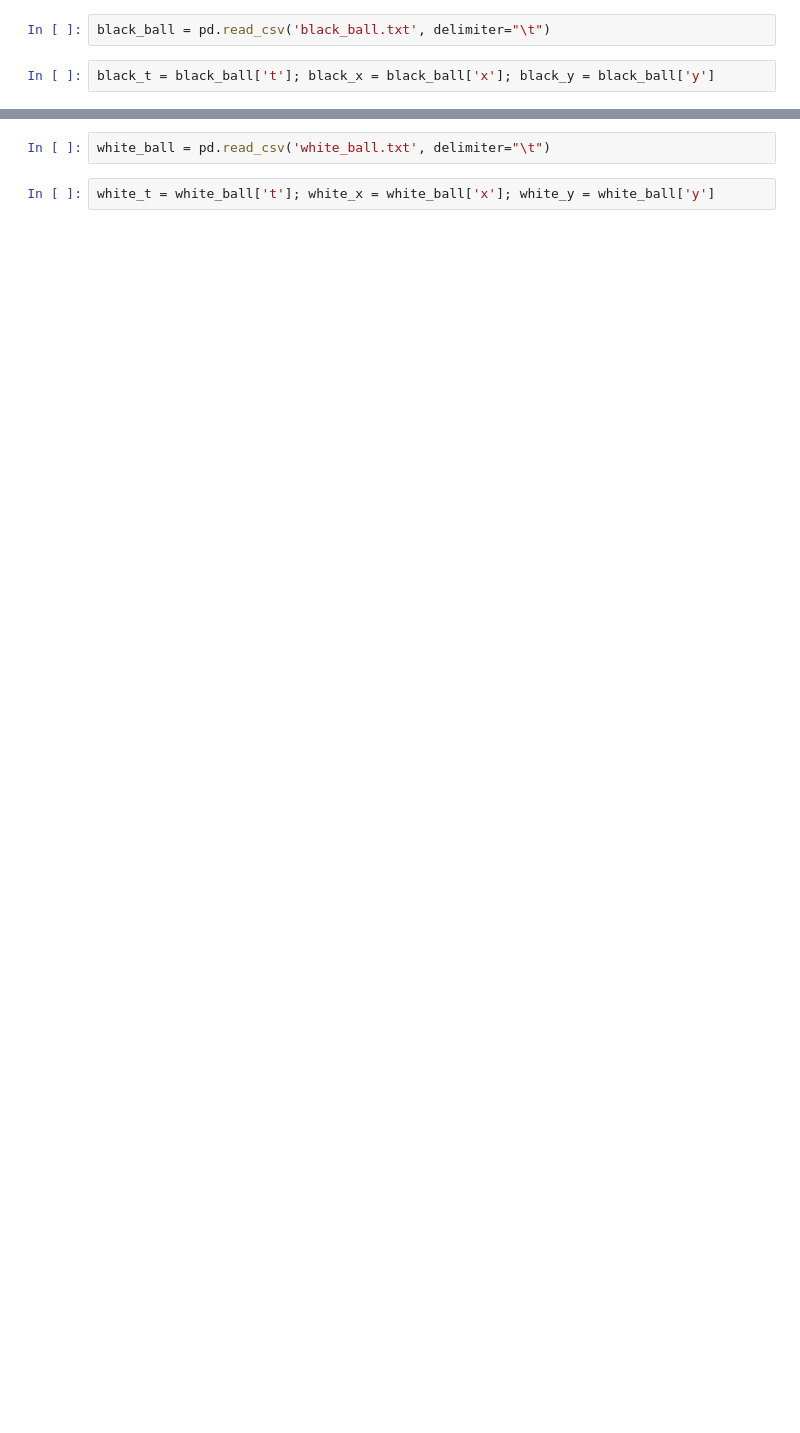
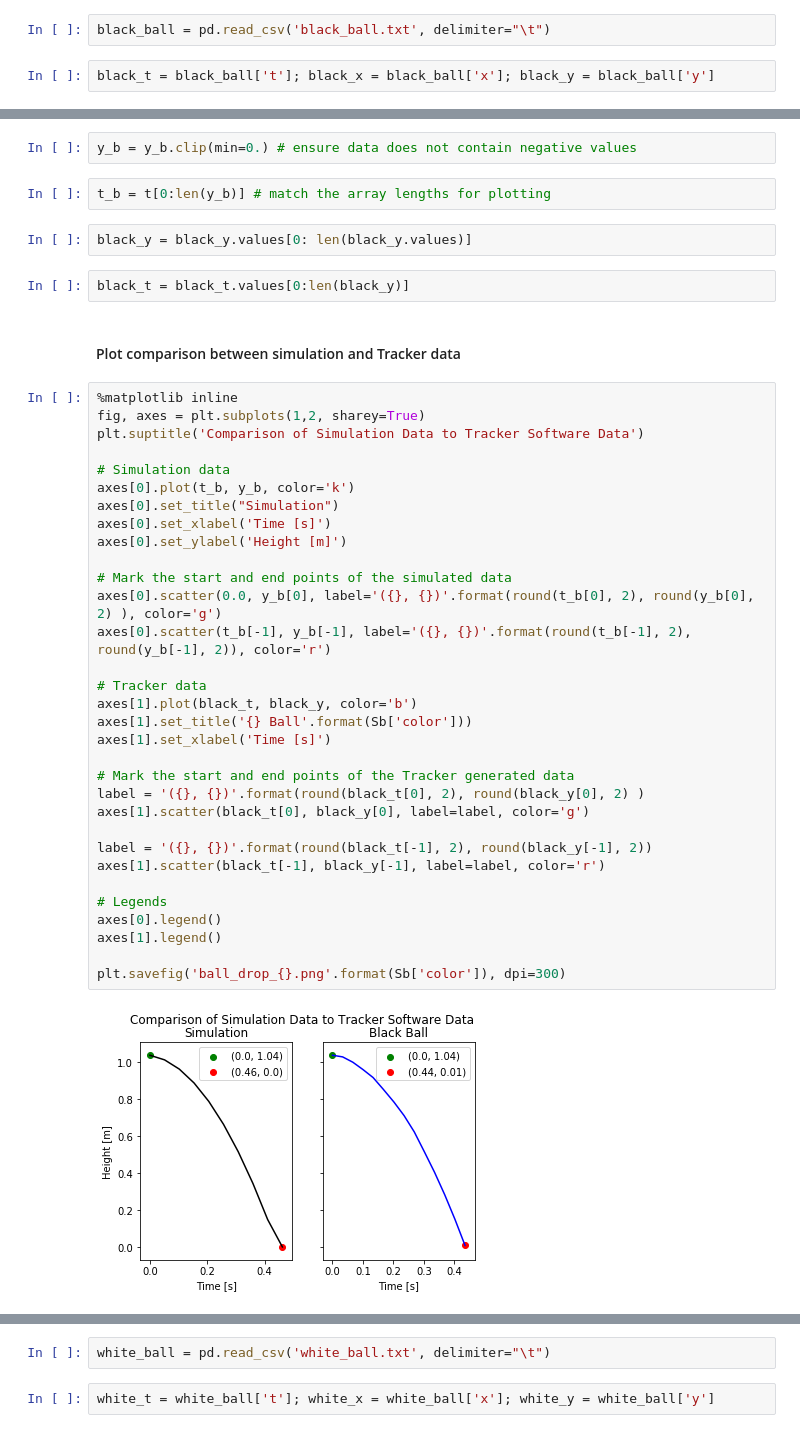
Before and after one commit to kseuro/computational_physics, a Jupyter notebook: week_1/ball_drop.ipynb, the cells around one changed output, grey strips where cells are left out. Cells and saved outputs as stored; diff of their text form; blank space fills up the shorter version.

```diff
--- a/week_1/ball_drop.ipynb
+++ b/week_1/ball_drop.ipynb
@@ -72,0 +253,44 @@ black_t = black_ball['t']; black_x = black_ball['x']; black_y = black_ball['y']
+# %%
+y_b = y_b.clip(min=0.) # ensure data does not contain negative values
+# %%
+t_b = t[0:len(y_b)] # match the array lengths for plotting
+# %%
+black_y = black_y.values[0: len(black_y.values)]
+# %%
+black_t = black_t.values[0:len(black_y)]
+# %% [markdown]
+#### Plot comparison between simulation and Tracker data
+# %%
+%matplotlib inline
+fig, axes = plt.subplots(1,2, sharey=True)
+plt.suptitle('Comparison of Simulation Data to Tracker Software Data')
+
+# Simulation data
+axes[0].plot(t_b, y_b, color='k')
+axes[0].set_title("Simulation")
+axes[0].set_xlabel('Time [s]')
+axes[0].set_ylabel('Height [m]')
+
+# Mark the start and end points of the simulated data
+axes[0].scatter(0.0, y_b[0], label='({}, {})'.format(round(t_b[0], 2), round(y_b[0], 2) ), color='g')
+axes[0].scatter(t_b[-1], y_b[-1], label='({}, {})'.format(round(t_b[-1], 2), round(y_b[-1], 2)), color='r')
+
+# Tracker data
+axes[1].plot(black_t, black_y, color='b')
+axes[1].set_title('{} Ball'.format(Sb['color']))
+axes[1].set_xlabel('Time [s]')
+
+# Mark the start and end points of the Tracker generated data
+label = '({}, {})'.format(round(black_t[0], 2), round(black_y[0], 2) )
+axes[1].scatter(black_t[0], black_y[0], label=label, color='g')
+
+label = '({}, {})'.format(round(black_t[-1], 2), round(black_y[-1], 2))
+axes[1].scatter(black_t[-1], black_y[-1], label=label, color='r')
+
+# Legends
+axes[0].legend()
+axes[1].legend()
+
+plt.savefig('ball_drop_{}.png'.format(Sb['color']), dpi=300)
+# %% [output]
+[figure, added]
```
Also changed, not shown: parts of 69 cells of this notebook, 3 other files.
